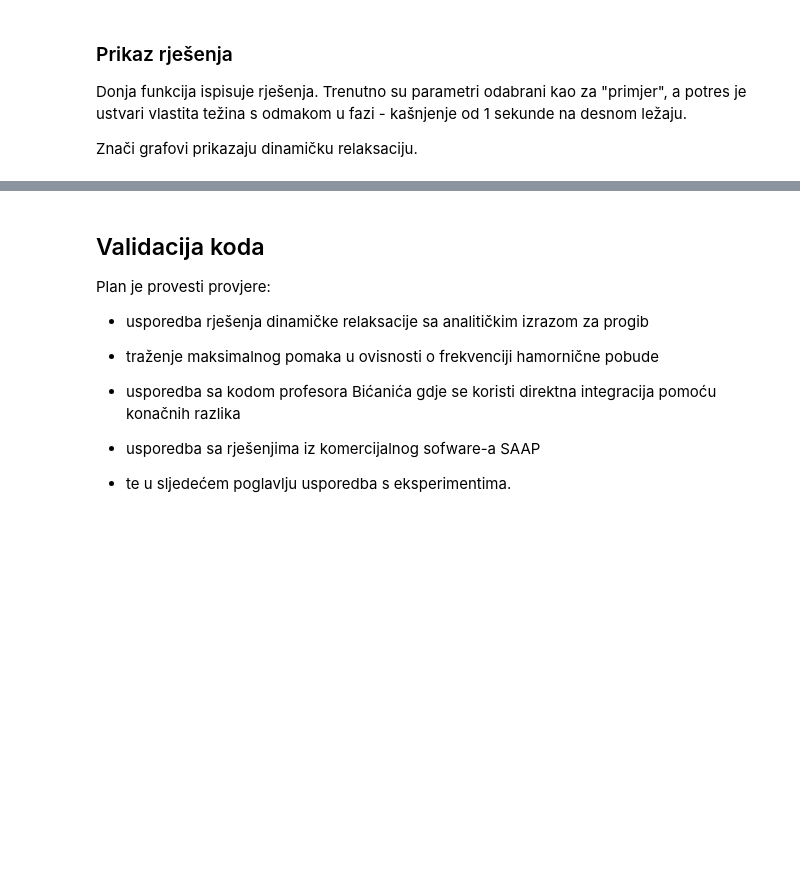
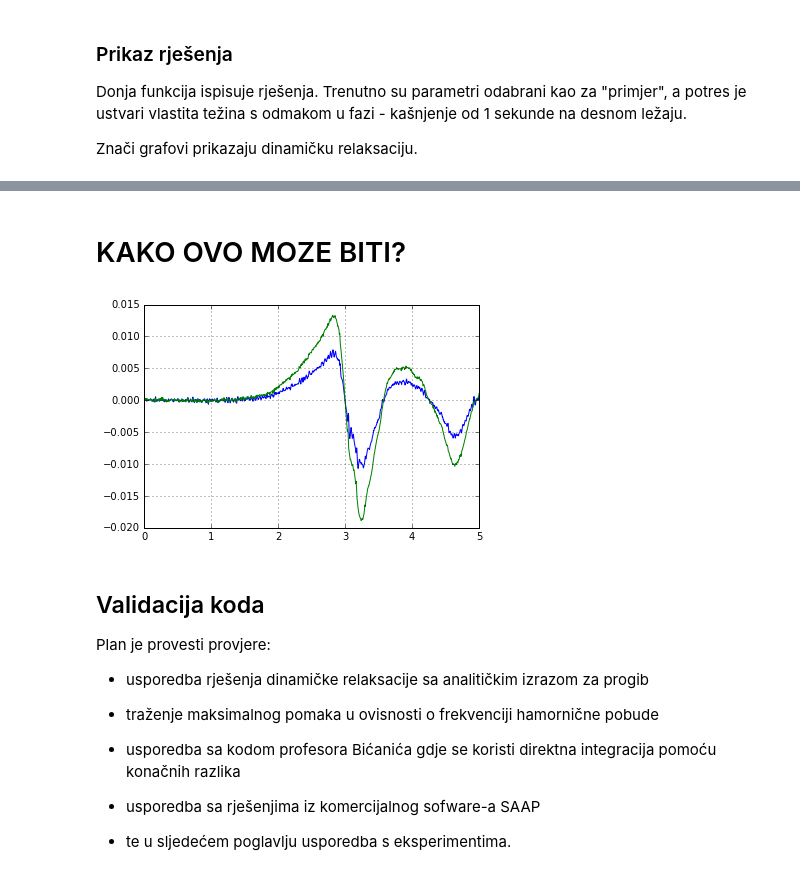
Before and after one commit to Ivan768/MSE-diplomski, a Jupyter notebook: MSE.ipynb, the cells around one changed output, grey strips where cells are left out. Saved outputs shown, nothing was run; the diff lists cells and outputs as text; code cells hidden in the pictures; blank space fills up the shorter version.

```diff
--- a/MSE.ipynb
+++ b/MSE.ipynb
@@ -904,3 +837,11 @@ proba()
+# %% [markdown]
+# KAKO OVO MOZE BITI?
+# %%
+plt.plot(xg_vrijeme(0),-prostor_stanja(4, "u", "z", 0, "eksperiment")[2][3,:])
+plt.plot(xg_vrijeme(0),xg_intezitet(0, "u", "z", "eksperiment")[0])
+plt.grid()
+# %% [output]
+[figure, added]
 # %% [markdown]
 ## Validacija koda
 
```
Also changed, not shown: parts of 21 cells of this notebook, 1 other file.
